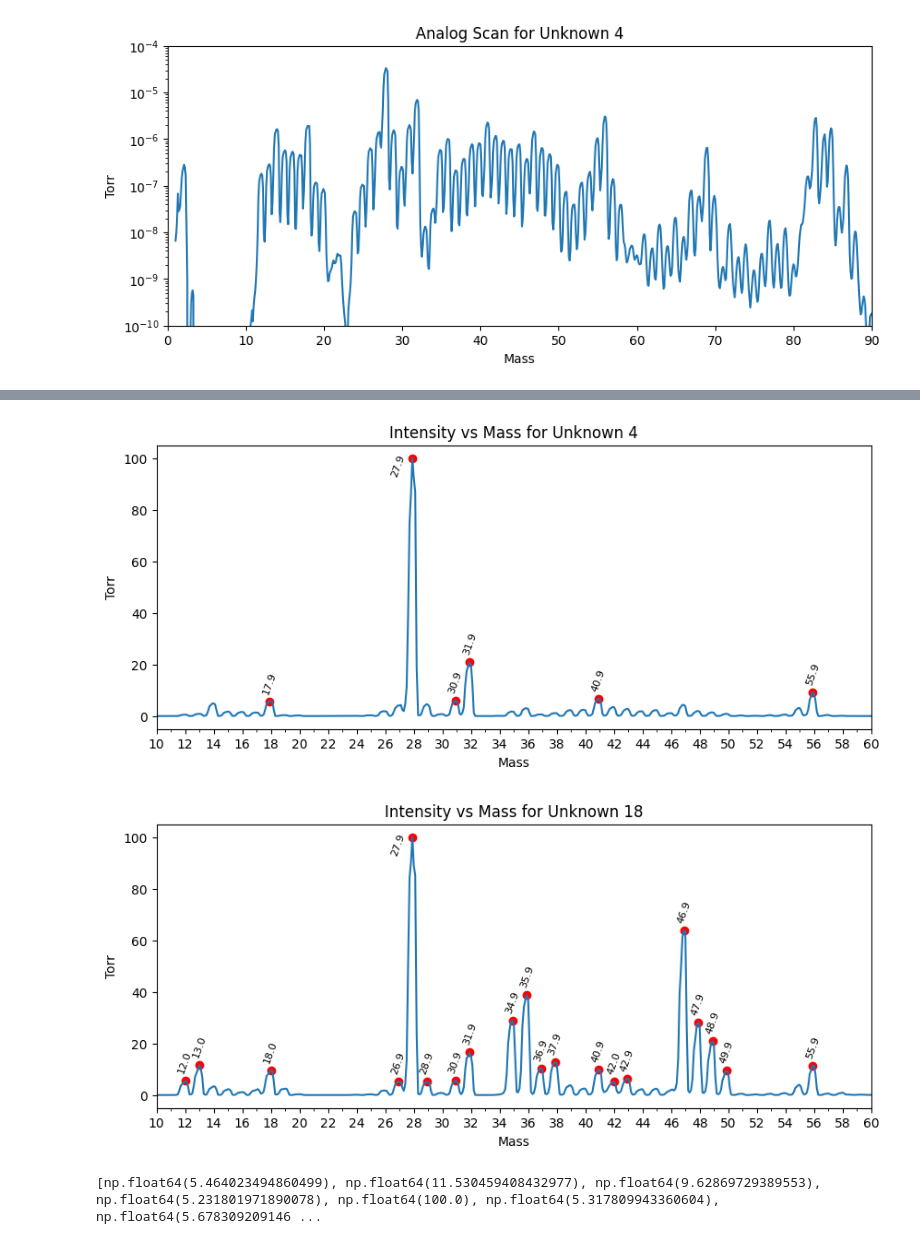
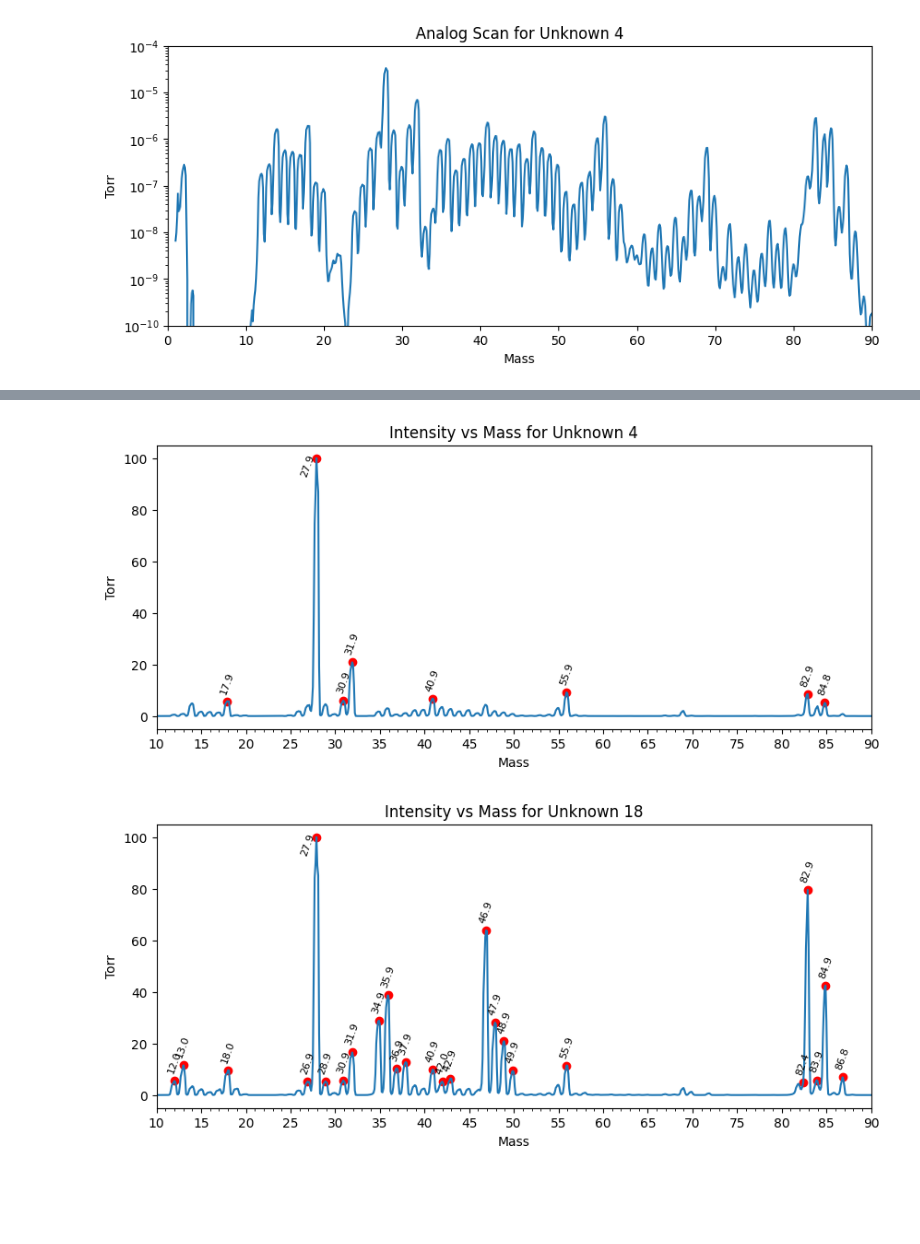
Before and after one commit to kearb-stomp/AdvLabs, a Jupyter notebook: Lab 3/Task 4.ipynb, the cells around one changed output, grey strips where cells are left out. Cells and saved outputs as stored; diff of their text form; code cells hidden in the pictures; blank space fills up the shorter version.

Commit message:
Lab 3 Update
plots were truncated too soon for task 4, increased length

```diff
--- a/Lab 3/Task 4.ipynb
+++ b/Lab 3/Task 4.ipynb
@@ -153,7 +153,7 @@ peaks_unk_18, peaks_mass_unk_18 = utils.find_peaks(data_dict['Unknown 18'], cuto
 
 fig, ax = plt.subplots(figsize=(10, 4))
 ax.plot(data_dict['Unknown 4']['Mass'], data_dict['Unknown 4']['Intensity'])
-ax.xaxis.set_major_locator(MultipleLocator(2))
+ax.xaxis.set_major_locator(MultipleLocator(5))
 ax.xaxis.set_minor_locator(MultipleLocator(1))
 ax.scatter(peaks_mass_unk_4, peaks_unk_4, color='red')
 for m, I in zip(peaks_mass_unk_4, peaks_unk_4):
@@ -190,16 +190,16 @@ for m, I in zip(peaks_mass_unk_4, peaks_unk_4):
 #        linestyle='--',         # '--', ':', '-.', or solid '-'
 #        linewidth=1.5,
 #        label='m/z 42')         # optional legend entry
-ax.set_xlim(10, 60)
+ax.set_xlim(10, 90)
 ax.set(xlabel='Mass', ylabel='Torr', title=f'Intensity vs Mass for Unknown 4')
 plt.show()
 # %% [output]
-[figure, old version]
+[figure, new version]
 # %%
 
 fig, ax = plt.subplots(figsize=(10, 4))
 ax.plot(data_dict['Unknown 18']['Mass'], data_dict['Unknown 18']['Intensity'])
-ax.xaxis.set_major_locator(MultipleLocator(2))
+ax.xaxis.set_major_locator(MultipleLocator(5))
 ax.xaxis.set_minor_locator(MultipleLocator(1))
 ax.scatter(peaks_mass_unk_18, peaks_unk_18, color='red')
 for m, I in zip(peaks_mass_unk_18, peaks_unk_18):
@@ -212,36 +212,32 @@ for m, I in zip(peaks_mass_unk_18, peaks_unk_18):
                     va='bottom',         # vertical alignment
                     fontsize=8,
                     rotation=70)         # slanted like your sample
     else:
             ax.annotate(f'{m:.1f}',          # label text, 1-decimal mass
                 xy=(m-1, I-10),           # point to annotate
                 xytext=(0, 5),       # (x-offset, y-offset) in points
                 textcoords='offset points',
                 ha='center',         # horizontal alignment
                 va='bottom',         # vertical alignment
                 fontsize=8,
                 rotation=70)         # slanted like your sample
 #    ax.axvline(x=2,                   # x-coordinate where the line should appear
 #        color='red',            # any Matplotlib colour
 #        linestyle='--',         # '--', ':', '-.', or solid '-'
 #        linewidth=1.5,
 #        label='m/z 42')         # optional legend entry
 #    ax.axvline(x=28,                   # x-coordinate where the line should appear
 #        color='red',            # any Matplotlib colour
 #        linestyle='--',         # '--', ':', '-.', or solid '-'
 #        linewidth=1.5,
 #        label='m/z 42')         # optional legend entry
 #    ax.axvline(x=42,                   # x-coordinate where the line should appear
 #        color='red',            # any Matplotlib colour
 #        linestyle='--',         # '--', ':', '-.', or solid '-'
 #        linewidth=1.5,
 #        label='m/z 42')         # optional legend entry
-ax.set_xlim(10, 60)
+ax.set_xlim(10, 90)
 ax.set(xlabel='Mass', ylabel='Torr', title=f'Intensity vs Mass for Unknown 18')
 plt.show()
 # %% [output]
-[figure, old version]
+[figure, new version]
-# %%
-print(peaks_unk_18)
-# %% [output]
-[np.float64(5.464023494860499), np.float64(11.530459408432977), np.float64(9.62869729389553), np.float64(5.231801971890078), np.float64(100.0), np.float64(5.317809943360604), np.float64(5.678309209146 ...
```
Also changed, not shown: parts of 7 cells of this notebook, 1 other file.
